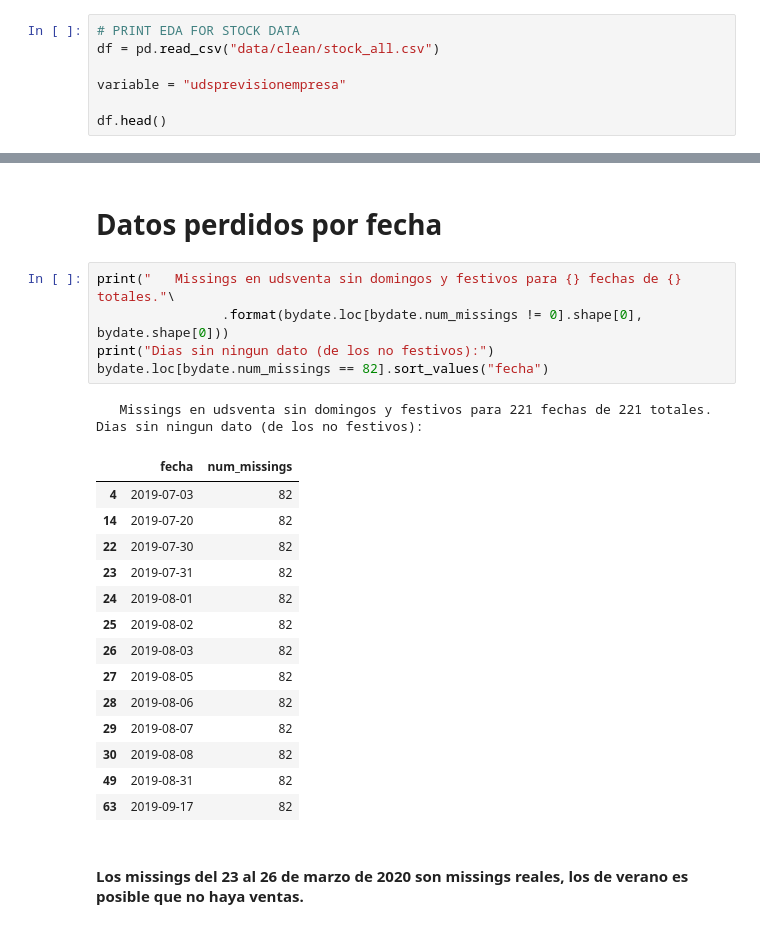
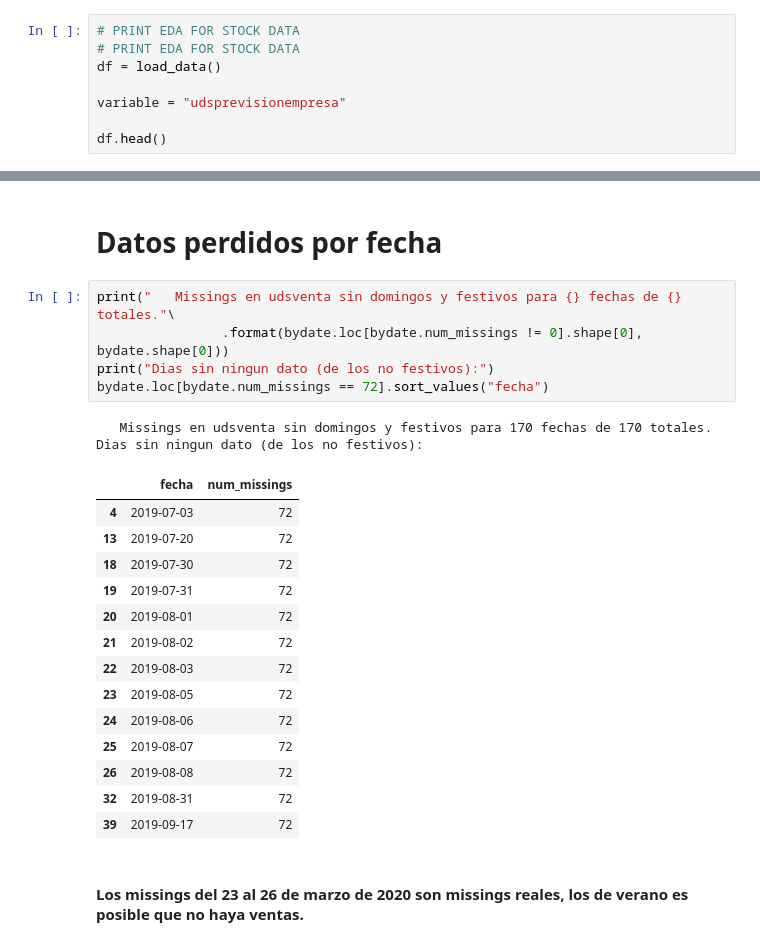
Before and after one commit to PLombao/TFM_StockForecast, a Jupyter notebook: notebooks/EDA_report_missings_UDSVENTAPREVISION.ipynb, the cells around one changed output, grey strips where cells are left out. Cells and saved outputs as stored; diff of their text form.

```diff
--- a/notebooks/EDA_report_missings_UDSVENTAPREVISION.ipynb
+++ b/notebooks/EDA_report_missings_UDSVENTAPREVISION.ipynb
@@ -33,6 +32,7 @@ import pandas as pd
 # %%
 # PRINT EDA FOR STOCK DATA
-df = pd.read_csv("data/clean/stock_all.csv")
+# PRINT EDA FOR STOCK DATA
+df = load_data()
 
 variable = "udsprevisionempresa"
 
@@ -211,25 +219,25 @@ ventas_byprod.loc[ventas_byprod.fecha_ultima_venta < '2020-01-01', ['producto',
 # %%
 print("   Missings en udsventa sin domingos y festivos para {} fechas de {} totales."\
                 .format(bydate.loc[bydate.num_missings != 0].shape[0], bydate.shape[0]))
 print("Dias sin ningun dato (de los no festivos):")
-bydate.loc[bydate.num_missings == 82].sort_values("fecha")
+bydate.loc[bydate.num_missings == 72].sort_values("fecha")
 # %% [output]
-   Missings en udsventa sin domingos y festivos para 221 fechas de 221 totales.
+   Missings en udsventa sin domingos y festivos para 170 fechas de 170 totales.
 Dias sin ningun dato (de los no festivos):
 |  | fecha | num_missings |
-| 4 | 2019-07-03 | 82 |
-| 14 | 2019-07-20 | 82 |
-| 22 | 2019-07-30 | 82 |
-| 23 | 2019-07-31 | 82 |
-| 24 | 2019-08-01 | 82 |
-| 25 | 2019-08-02 | 82 |
-| 26 | 2019-08-03 | 82 |
-| 27 | 2019-08-05 | 82 |
-| 28 | 2019-08-06 | 82 |
-| 29 | 2019-08-07 | 82 |
-| 30 | 2019-08-08 | 82 |
-| 49 | 2019-08-31 | 82 |
-| 63 | 2019-09-17 | 82 |
+| 4 | 2019-07-03 | 72 |
+| 13 | 2019-07-20 | 72 |
+| 18 | 2019-07-30 | 72 |
+| 19 | 2019-07-31 | 72 |
+| 20 | 2019-08-01 | 72 |
+| 21 | 2019-08-02 | 72 |
+| 22 | 2019-08-03 | 72 |
+| 23 | 2019-08-05 | 72 |
+| 24 | 2019-08-06 | 72 |
+| 25 | 2019-08-07 | 72 |
+| 26 | 2019-08-08 | 72 |
+| 32 | 2019-08-31 | 72 |
+| 39 | 2019-09-17 | 72 |
 # %% [markdown]
 #### Los missings del 23 al 26 de marzo de 2020 son missings reales, los de verano es posible que no haya ventas.
 # %%
```
Also changed, not shown: parts of 14 cells of this notebook, 8 other files.
